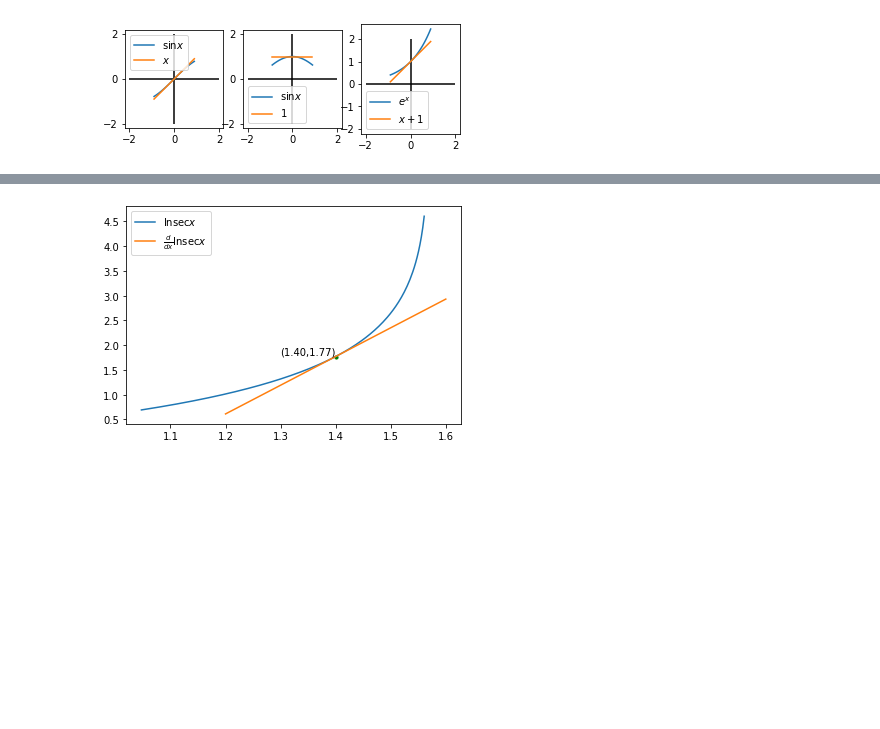
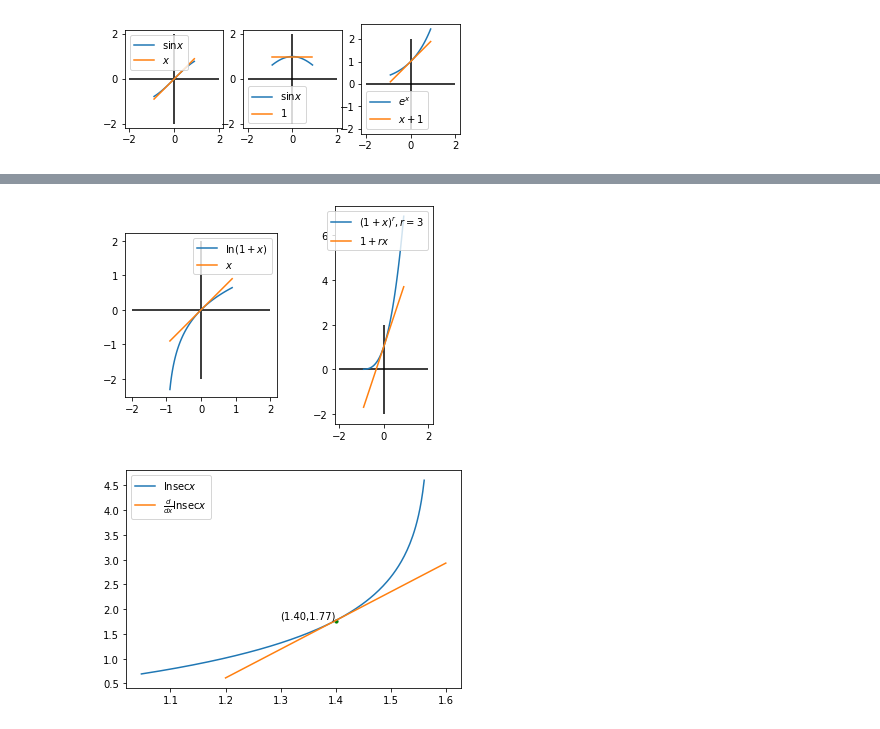
Before and after one commit to baileybunch5dad/ma1801, a Jupyter notebook: linearapproximation.ipynb, the cells around one changed output, grey strips where cells are left out. Drawn from its saved outputs; the diff is of its cells as text; code cells hidden in the pictures; blank space fills up the shorter version.

```diff
--- a/linearapproximation.ipynb
+++ b/linearapproximation.ipynb
@@ -77,3 +102,27 @@ plt.show()
+# %%
+import matplotlib.pyplot as plt
+import math
+import numpy as np
+x = np.linspace(-.9,.9,100)
+fig, axs = plt.subplots(1, 2)
+
+axs[0].plot(x, np.log(1+x),label=r'$\ln(1+x)$')
+axs[0].plot(x,x,label=r'$x$')
+
+r=3
+axs[1].plot(x, (1+x)**r,label=r'$(1+x)^r, r=3$')
+axs[1].plot(x,1+r*x,label=r'$1+rx$')
+
+
+for i in range(2):
+  axs[i].vlines(0,-2,2,color='black')
+  axs[i].hlines(0,-2,2,color='black')
+  axs[i].set_aspect('equal')
+  axs[i].legend()
+
+plt.show()
+# %% [output]
+[figure, added]
 # %%
 import matplotlib.pyplot as plt
 import numpy as np
```
Also changed, not shown: parts of 2 cells of this notebook.
